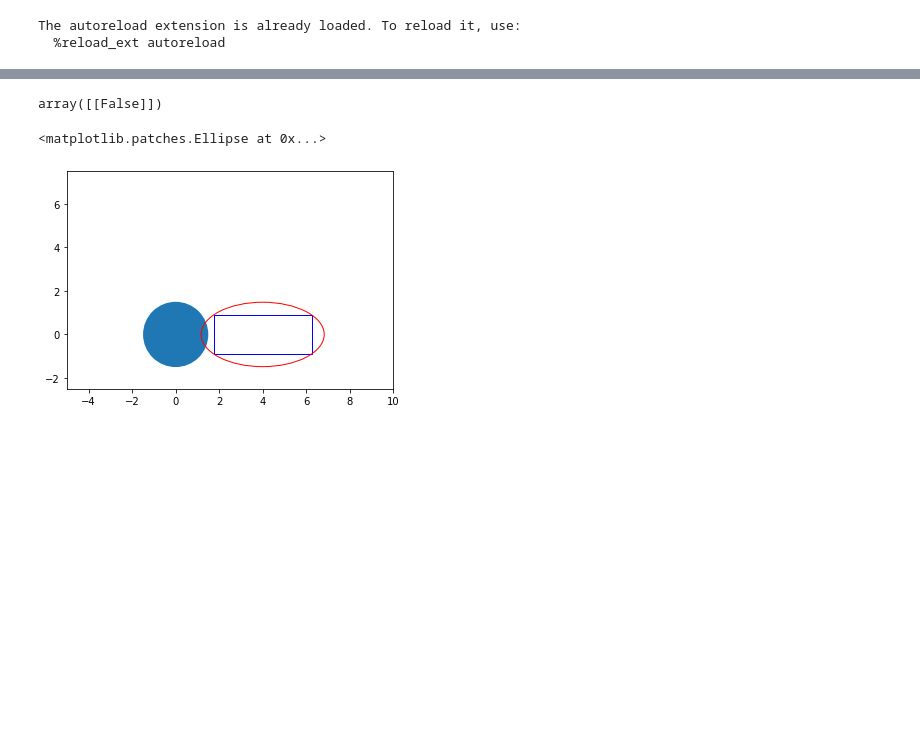
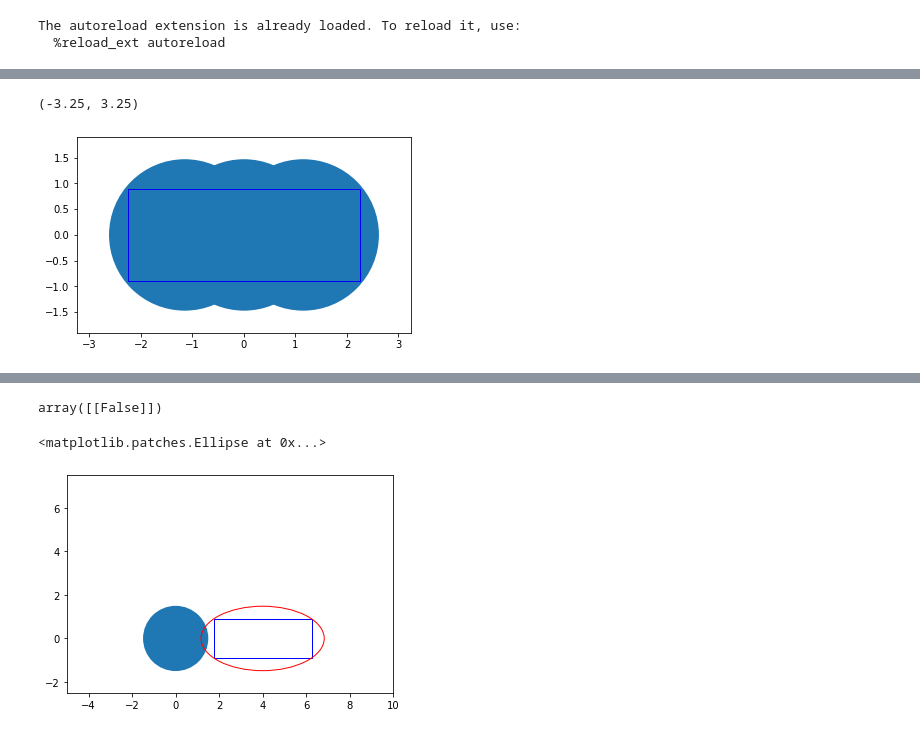
Before and after one commit to noambuckman/mpc-multiple-vehicles, a Jupyter notebook: python_experiments/j_Ellipses.ipynb, the cells around one changed output, grey strips where cells are left out. Saved outputs shown, nothing was run; the diff lists cells and outputs as text; code cells hidden in the pictures; blank space fills up the shorter version.

```diff
--- a/python_experiments/j_Ellipses.ipynb
+++ b/python_experiments/j_Ellipses.ipynb
@@ -29,3 +30,8 @@ The autoreload extension is already loaded. To reload it, use:
 # %%
 x_e, y_e = 0,0
 r = 1.5
+# %%
+W = 1.8
+L = 4.5
+
+n_circles = 3
@@ -31,0 +131,24 @@ r = 1.5
+# %%
+x_e, y_e = 0, 0
+plt.plot(x_e, y_e)
+r, dx = 1.47, 1.15
+
+c1 = patches.Circle((x_e, y_e), radius=r)
+c2 = patches.Circle((x_e+dx, y_e), radius=r)
+c3 = patches.Circle((x_e-dx, y_e), radius=r)
+
+ax = plt.gca()
+ax.axis('square')
+ax.add_patch(c1)
+ax.add_patch(c2)
+ax.add_patch(c3)
+rec = patches.Rectangle((x_e-L/2, y_e-W/2), L, W, fill=None, edgecolor='blue')
+ax.add_patch(rec)
+ax.set_ylim([-W/2-1, W/2+1])
+ax.set_xlim([-L/2-1, L/2+1])
+
+# ax.set_ylim([-10, 10])
+# ax.set_xlim([-10, 10])
+# %% [output]
+(-3.25, 3.25)
+[figure, added]
```
Also changed, not shown: parts of 16 cells of this notebook, 1 other file.
